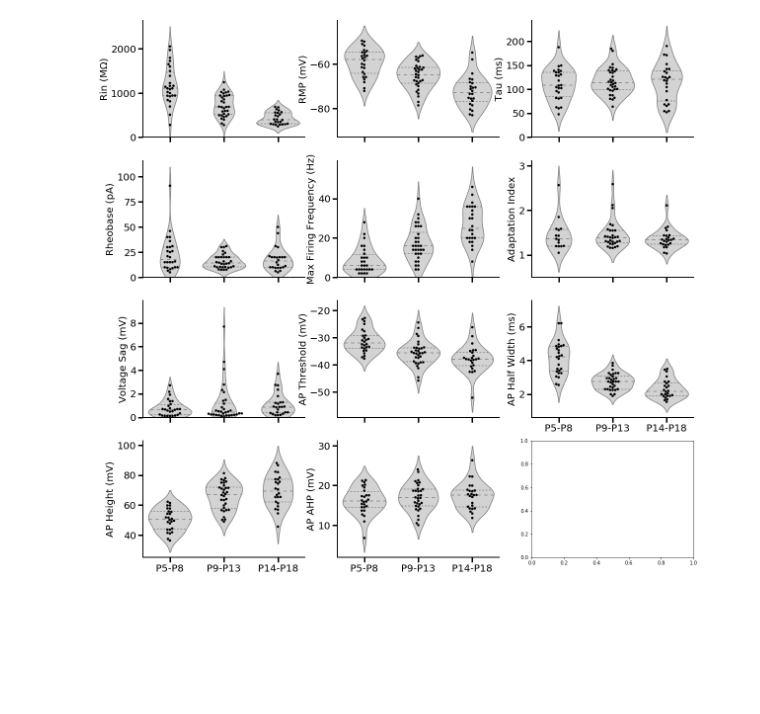
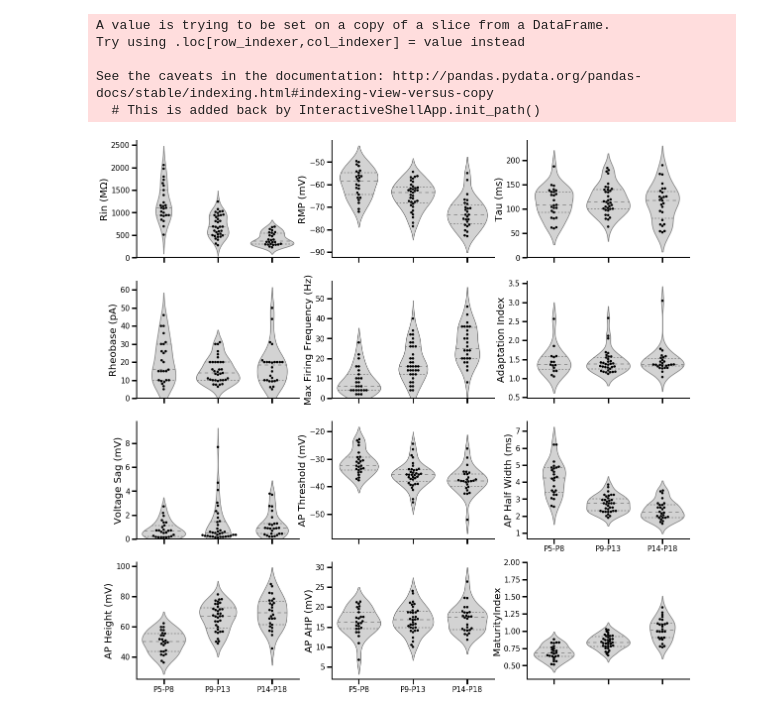
Before and after one commit to filippoghezzi/IntrinsicProfile, a Jupyter notebook: IntrinsicProfiles_Analysis.ipynb, the cells around one changed output. Saved outputs shown, nothing was run; the diff lists cells and outputs as text; code cells hidden in the pictures; blank space fills up the shorter version.

```diff
--- a/IntrinsicProfiles_Analysis.ipynb
+++ b/IntrinsicProfiles_Analysis.ipynb
@@ -10,10 +10,24 @@ results['MouseDevelopment'] = results['MouseDevelopment'].astype('category')
 results['MouseDevelopment'] = results['MouseDevelopment'].cat.reorder_categories(['P5-P8', 'P9-P13', 'P14-P18'])
 results['Tau'] = results['Tau']*1000
 results['AP_HalfWidth'] = results['AP_HalfWidth']*1000
+# %%
+def getMaturityIndex(df):
+    uRin = np.nanmean(df[df["MouseDevelopment"]=='P14-P18'].Rin)
+    uRMP = np.nanmean(df[df["MouseDevelopment"]=='P14-P18'].RMP)
+    uTau = np.nanmean(df[df["MouseDevelopment"]=='P14-P18'].Tau)
+    uRheobase = np.nanmean(df[df["MouseDevelopment"]=='P14-P18'].Rheobase)
+    uMaxFiringFrequency = np.nanmean(df[df["MouseDevelopment"]=='P14-P18'].MaxFiringFrequency)
+    uAP_Threshold = np.nanmean(df[df["MouseDevelopment"]=='P14-P18'].AP_Threshold)
+    uAP_HalfWidth = np.nanmean(df[df["MouseDevelopment"]=='P14-P18'].AP_HalfWidth)
+    uAP_Height = np.nanmean(df[df["MouseDevelopment"]=='P14-P18'].AP_Height)
+
+    df["MaturityIndex"] = ((uRin/df.Rin)+(df.RMP/uRMP)+(df.Rheobase/uRheobase)+(df.MaxFiringFrequency/uMaxFiringFrequency)+(df.AP_Threshold/uAP_Threshold)+(uAP_HalfWidth/df.AP_HalfWidth)+(df.AP_Height/uAP_Height))/7
+    return df
+# +(uTau/df.Tau)
 # %%
 def setPlotLayout(ax):
     ax.set_xlabel(None)
-    ax.tick_params(axis='both', which='major', labelsize=20)
+    ax.tick_params(axis='both', which='major', labelsize=15)
     ax.spines['right'].set_visible(False)
     ax.spines['top'].set_visible(False)
     ax.spines['left'].set_linewidth(2)
@@ -23,9 +37,10 @@ def setPlotLayout(ax):
     return ax
 # %%
 def plotIPfeatures_Window(df, hue = None):
-    columns = ["Rin", "RMP", "Tau", "Rheobase", "MaxFiringFrequency", "AdaptationIndex", "VoltageSag", "AP_Threshold", "AP_HalfWidth", "AP_Height", "AP_AHP"]
-    ylabels = ['Rin (M\u03A9)', 'RMP (mV)', 'Tau (ms)', 'Rheobase (pA)', 'Max Firing Frequency (Hz)', 'Adaptation Index', 'Voltage Sag (mV)', 'AP Threshold (mV)', 'AP Half Width (ms)', 'AP Height (mV)', 'AP AHP (mV)']
-    ylowerlim = [0, None, 0, 0, 0, None, 0, None, None, None, None]
+    columns = ["Rin", "RMP", "Tau", "Rheobase", "MaxFiringFrequency", "AdaptationIndex", "VoltageSag", "AP_Threshold", "AP_HalfWidth", "AP_Height", "AP_AHP", "MaturityIndex"]
+    ylabels = ['Rin (M\u03A9)', 'RMP (mV)', 'Tau (ms)', 'Rheobase (pA)', 'Max Firing Frequency (Hz)', 'Adaptation Index', 'Voltage Sag (mV)', 'AP Threshold (mV)', 'AP Half Width (ms)', 'AP Height (mV)', 'AP AHP (mV)','MaturityIndex']
+    ylowerlim = [0, None, 0, 0, 0, None, 0, None, None, None, None, 0.3]
+    yupperlim = [None,None,None,None,None,None,None,None,None,None,None,2.0]
 
     fig, axes = plt.subplots(4,3, figsize=[20, 20])
     axes = axes.flatten()
@@ -35,7 +50,7 @@ def plotIPfeatures_Window(df, hue = None):
         if hue is None:
             sns.swarmplot(x="MouseDevelopment", y=y, data=df, hue=hue, color="black", ax=ax)
         ax = setPlotLayout(ax)
-        ax.set_ylim(bottom=ylowerlim[i])
+        ax.set_ylim(bottom=ylowerlim[i],top=yupperlim[i])
         ax.set_ylabel(ylabels[i], fontsize=20)
         if i not in (8, 9, 10):
             ax.xaxis.set_ticklabels([])
@@ -58,10 +77,17 @@ def plotIPfeatures_Age(df, hue = None):
 # %%
 ## L4 Pyramidal cells in V1
 df = results[(results.BrainArea=="V1") & (results.CellType=="Pyr") & (results.CellLayer==4)]
-# df[df.AdaptationIndex>2]
+df = getMaturityIndex(df)
 plotIPfeatures_Window(df)
-# plt.savefig('Figures//IP_V1_Pyr_L4.pdf')
+
+tmp=df
+plt.savefig('Figures//IP_V1_Pyr_L4.pdf')
 # %% [output]
+A value is trying to be set on a copy of a slice from a DataFrame.
+Try using .loc[row_indexer,col_indexer] = value instead
+
+See the caveats in the documentation: http://pandas.pydata.org/pandas-docs/stable/indexing.html#indexing-view-versus-copy
+  # This is added back by InteractiveShellApp.init_path()
-[figure, old version]
+[figure, new version]
 # %%
 ## Pyramidal cells across layers in V1
```
Also changed, not shown: parts of 13 cells of this notebook, 3 other files.
